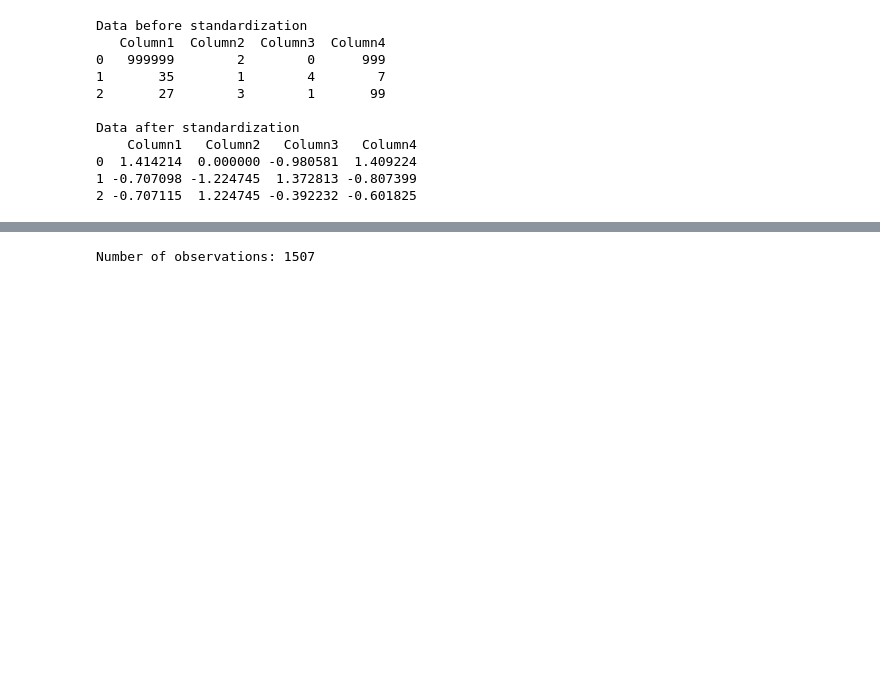
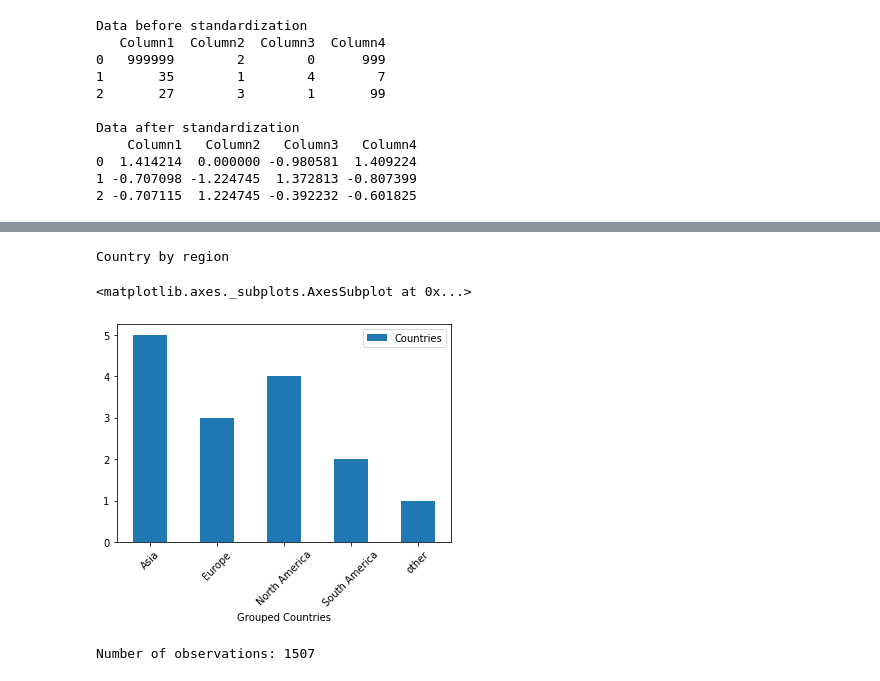
Before and after one commit to vbloise3/awsCert, a Jupyter notebook: public/Exam Notes/16-Numerical-Engineering.ipynb, the cells around one changed output, grey strips where cells are left out. Drawn from its saved outputs; the diff is of its cells as text; code cells hidden in the pictures; blank space fills up the shorter version.

```diff
--- a/public/Exam Notes/16-Numerical-Engineering.ipynb
+++ b/public/Exam Notes/16-Numerical-Engineering.ipynb
@@ -119,3 +123,13 @@ Countries binned by continent
+# %%
+# Show the counts of countries in each region
+import matplotlib.pyplot as plt
+data = df.groupby('Grouped Countries').count()
+print(color.BOLD + color.PURPLE + "\nCountry by region" + color.END)
+data.plot.bar(by='Grouped Countries', rot=45)
+# %% [output]
+Country by region
+<matplotlib.axes._subplots.AxesSubplot at 0x...>
+[figure, added]
 # %%
 import pandas as pd
 import numpy as np
```
Also changed, not shown: parts of 4 cells of this notebook.
